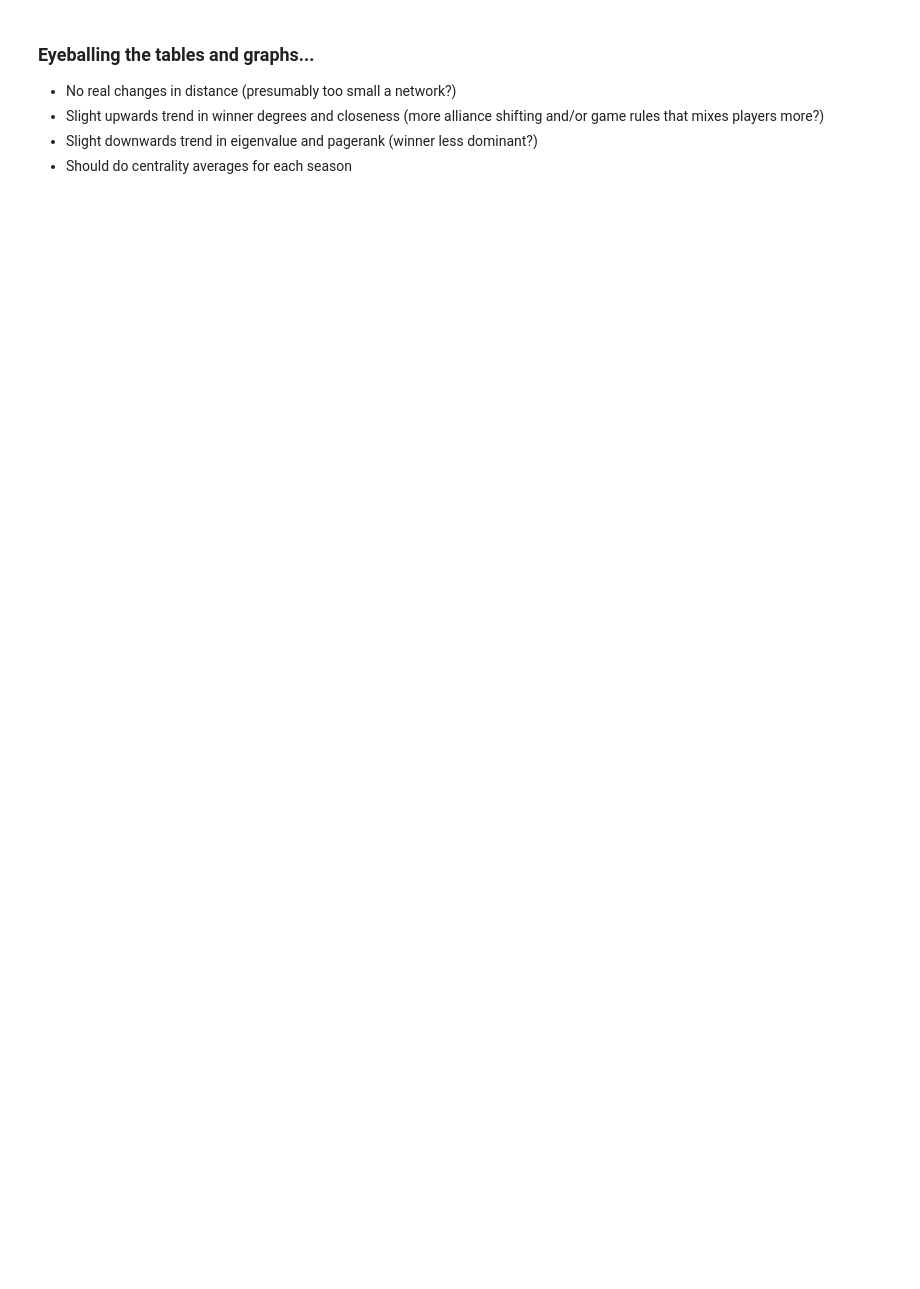
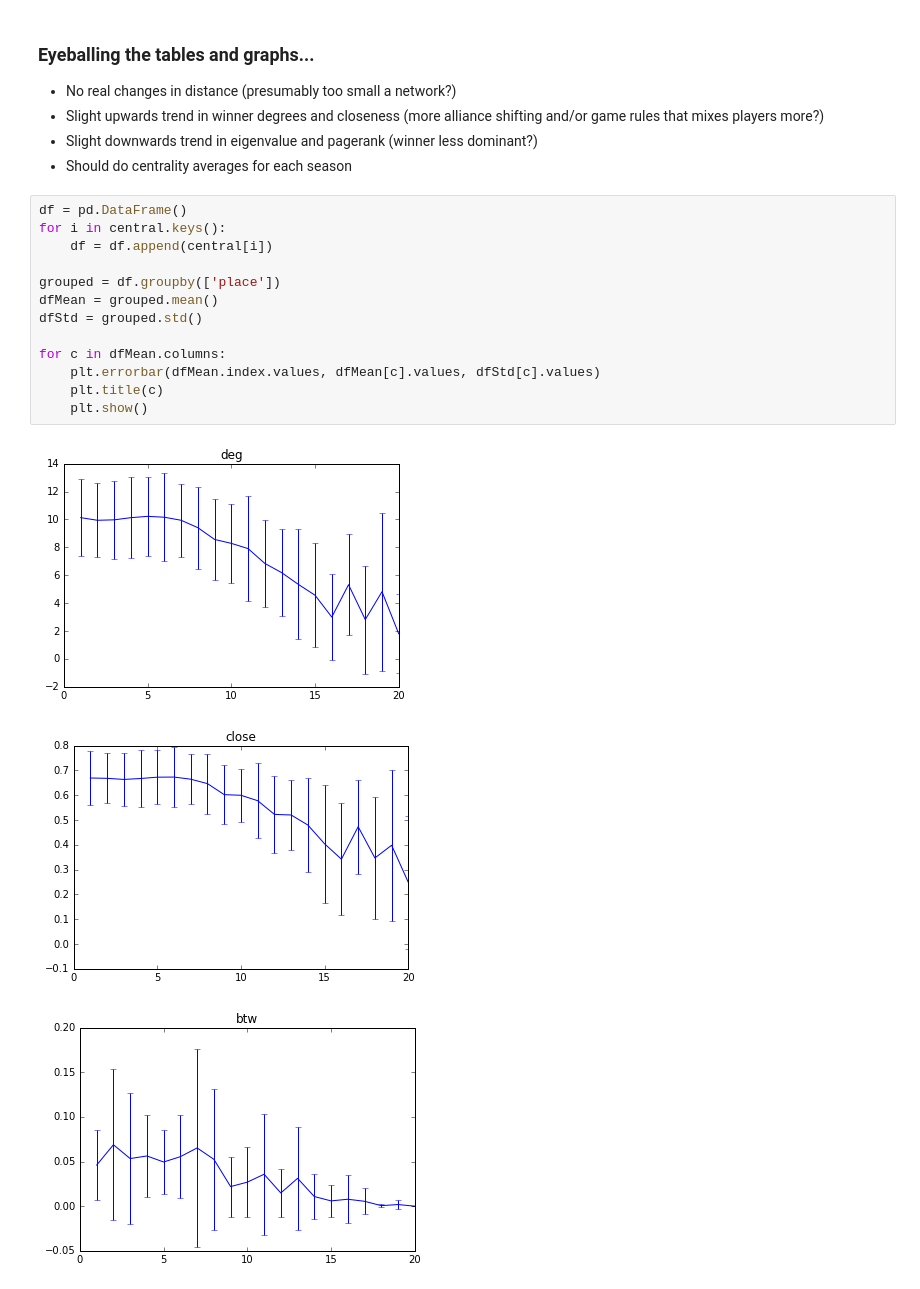
Before and after one commit to bchugit/Survivor-Project, a Jupyter notebook: network.ipynb, the cells around one changed output. Cells and saved outputs as stored; diff of their text form; blank space fills up the shorter version.

Commit message:
Add project_notebook. Add a few graphs in network. Rest of changes mostly formatting.

```diff
--- a/network.ipynb
+++ b/network.ipynb
@@ -366,3 +403,20 @@ array([<matplotlib.axes.AxesSubplot object at 0x...>,
 * Slight upwards trend in winner degrees and closeness (more alliance shifting and/or game rules that mixes players more?)
 * Slight downwards trend in eigenvalue and pagerank (winner less dominant?)
 * Should do centrality averages for each season
+# %%
+df = pd.DataFrame()
+for i in central.keys():
+    df = df.append(central[i])
+
+grouped = df.groupby(['place'])
+dfMean = grouped.mean()
+dfStd = grouped.std()
+
+for c in dfMean.columns:
+    plt.errorbar(dfMean.index.values, dfMean[c].values, dfStd[c].values)
+    plt.title(c)
+    plt.show()
+# %% [output]
+[figure, added]
+[figure, added]
+[figure, added]
```
Also changed, not shown: parts of 12 cells of this notebook, 11 other files.
